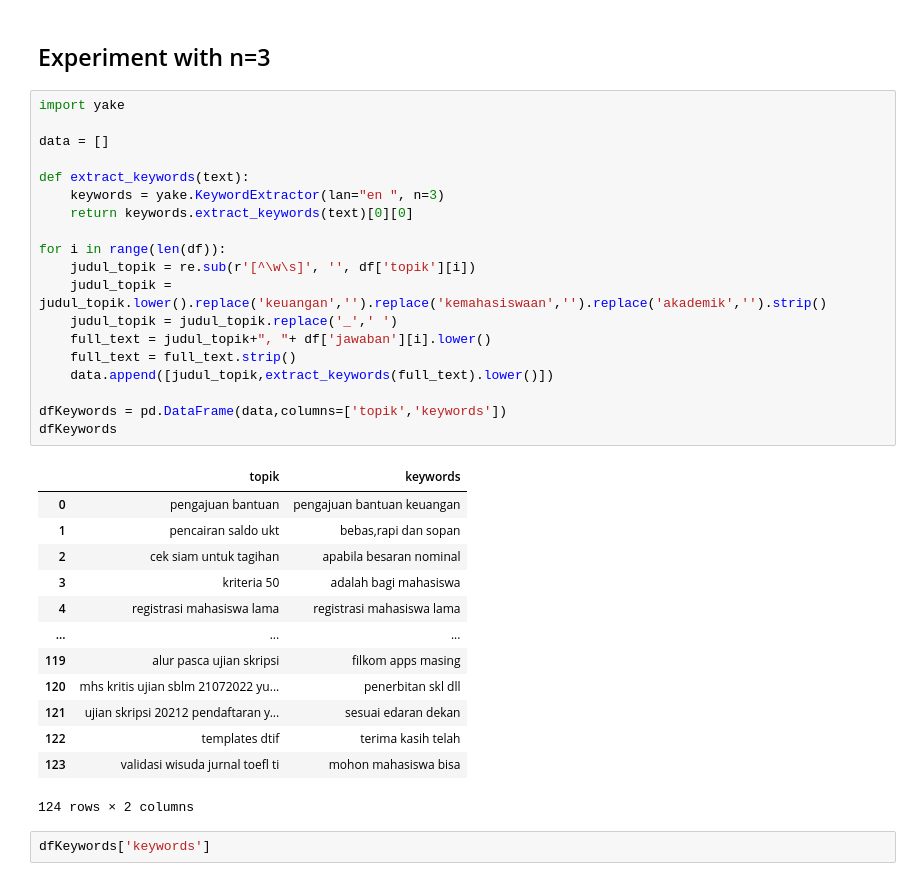
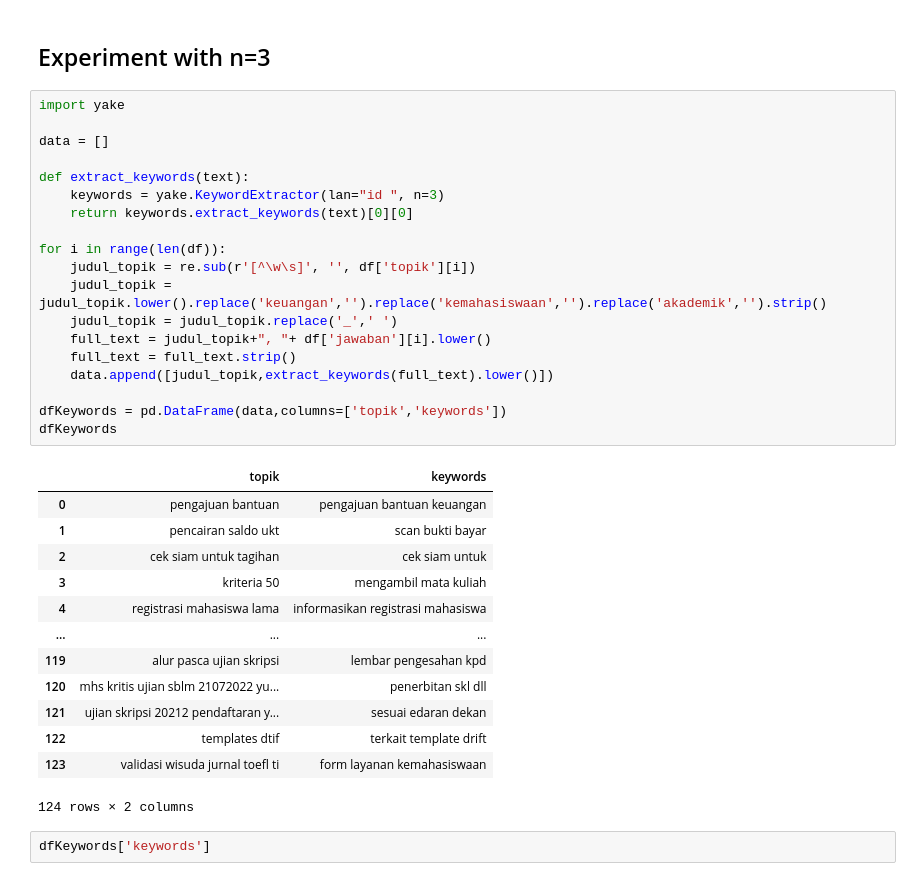
Before and after one commit to AndiAlifs/Halofilkom_dump, a Jupyter notebook: ekstraksiData_withKeyword.ipynb, the cells around one changed output. Drawn from its saved outputs; the diff is of its cells as text.

```diff
--- a/eksplorasi_data.ipynb
+++ b/ekstraksiData_withKeyword.ipynb
@@ -215,35 +215,35 @@ df
 # %%
 import yake
 
 data = []
 
 def extract_keywords(text):
-    keywords = yake.KeywordExtractor(lan="en ", n=3)
+    keywords = yake.KeywordExtractor(lan="id ", n=3)
     return keywords.extract_keywords(text)[0][0]
 
 for i in range(len(df)):
     judul_topik = re.sub(r'[^\w\s]', '', df['topik'][i])
     judul_topik = judul_topik.lower().replace('keuangan','').replace('kemahasiswaan','').replace('akademik','').strip()
     judul_topik = judul_topik.replace('_',' ')
     full_text = judul_topik+", "+ df['jawaban'][i].lower()
     full_text = full_text.strip()
     data.append([judul_topik,extract_keywords(full_text).lower()])
 
 dfKeywords = pd.DataFrame(data,columns=['topik','keywords'])
 dfKeywords
 # %% [output]
 |  | topik | keywords |
 | 0 | pengajuan bantuan | pengajuan bantuan keuangan |
-| 1 | pencairan saldo ukt | bebas,rapi dan sopan |
-| 2 | cek siam untuk tagihan | apabila besaran nominal |
-| 3 | kriteria 50 | adalah bagi mahasiswa |
-| 4 | registrasi mahasiswa lama | registrasi mahasiswa lama |
+| 1 | pencairan saldo ukt | scan bukti bayar |
+| 2 | cek siam untuk tagihan | cek siam untuk |
+| 3 | kriteria 50 | mengambil mata kuliah |
+| 4 | registrasi mahasiswa lama | informasikan registrasi mahasiswa |
 | ... | ... | ... |
-| 119 | alur pasca ujian skripsi | filkom apps masing |
+| 119 | alur pasca ujian skripsi | lembar pengesahan kpd |
 | 120 | mhs kritis ujian sblm 21072022 yu... | penerbitan skl dll |
 | 121 | ujian skripsi 20212 pendaftaran y... | sesuai edaran dekan |
-| 122 | templates dtif | terima kasih telah |
-| 123 | validasi wisuda jurnal toefl ti | mohon mahasiswa bisa |
+| 122 | templates dtif | terkait template drift |
+| 123 | validasi wisuda jurnal toefl ti | form layanan kemahasiswaan |
 124 rows × 2 columns
 # %%
 dfKeywords['keywords']
```
Also changed, not shown: parts of 10 cells of this notebook, 3 other files.
